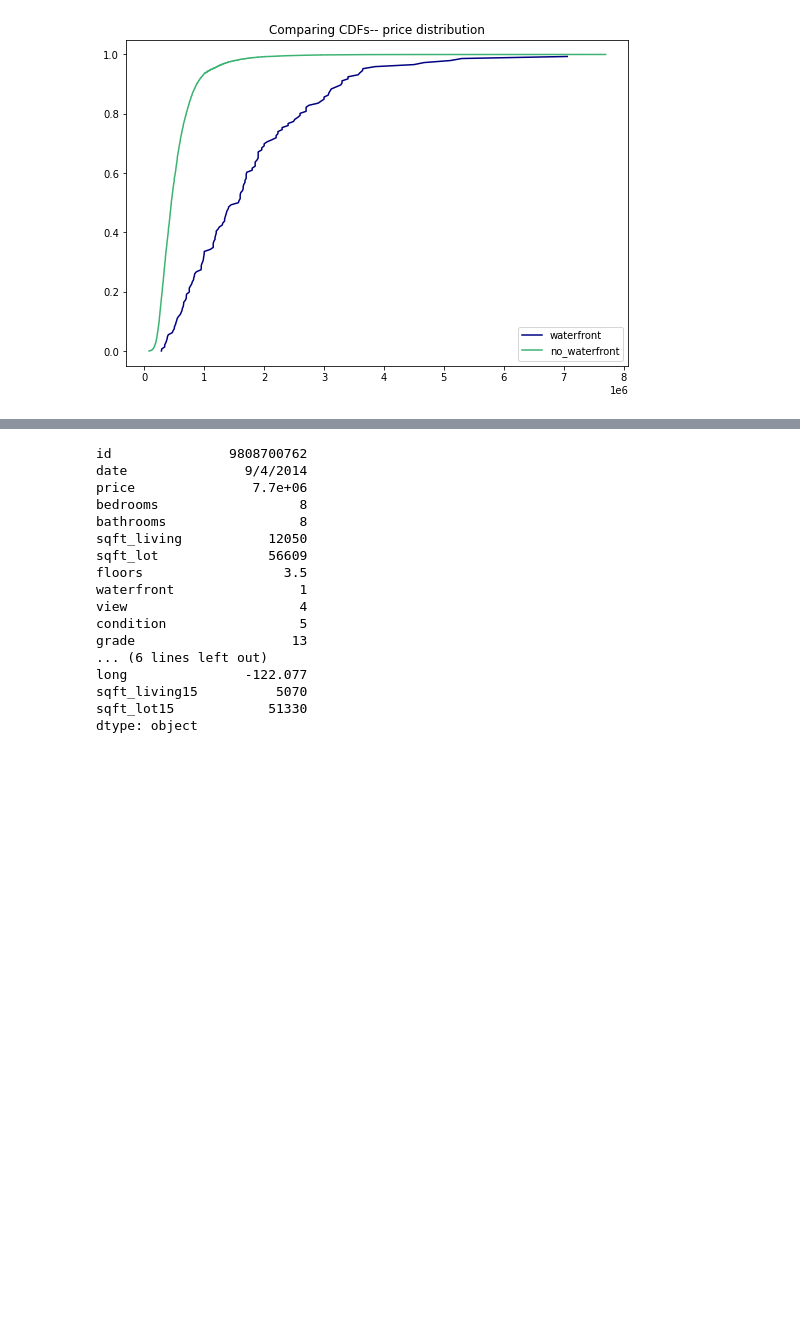
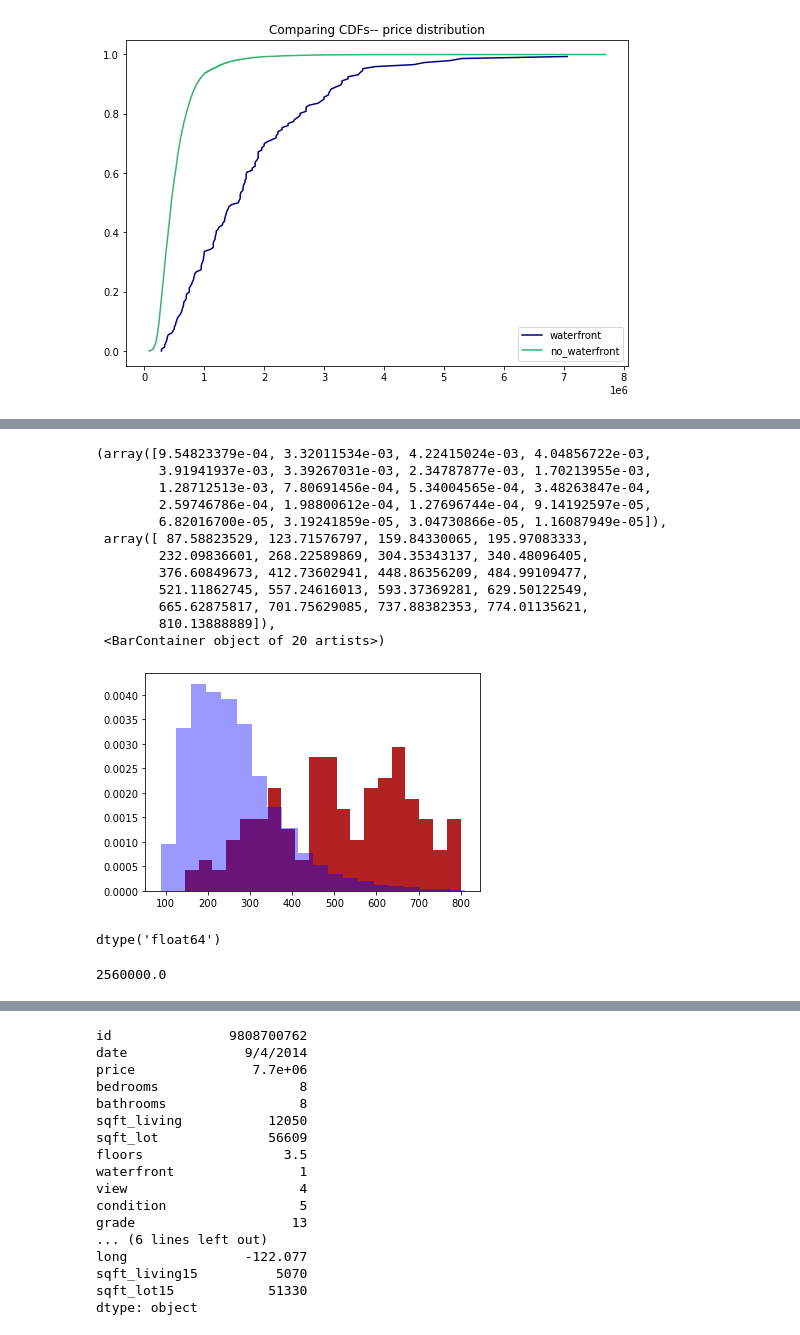
Before and after one commit to Luv2bnanook44/phase_2_project_quanggang, a Jupyter notebook: notebooks/jamie_notebook.ipynb, the cells around one changed output, grey strips where cells are left out. Cells and saved outputs as stored; diff of their text form; code cells hidden in the pictures; blank space fills up the shorter version.

```diff
--- a/notebooks/jamie_notebook.ipynb
+++ b/notebooks/jamie_notebook.ipynb
@@ -582,0 +623,25 @@ Text(0.5, 1.0, 'Comparing CDFs-- price distribution')
+# %%
+plt.hist(waterfront, bins=20, color='firebrick', density=True)
+plt.hist(no_waterfront, bins=20, color='blue', density=True, alpha=.4)
+# %% [output]
+(array([9.54823379e-04, 3.32011534e-03, 4.22415024e-03, 4.04856722e-03,
+        3.91941937e-03, 3.39267031e-03, 2.34787877e-03, 1.70213955e-03,
+        1.28712513e-03, 7.80691456e-04, 5.34004565e-04, 3.48263847e-04,
+        2.59746786e-04, 1.98800612e-04, 1.27696744e-04, 9.14192597e-05,
+        6.82016700e-05, 3.19241859e-05, 3.04730866e-05, 1.16087949e-05]),
+ array([ 87.58823529, 123.71576797, 159.84330065, 195.97083333,
+        232.09836601, 268.22589869, 304.35343137, 340.48096405,
+        376.60849673, 412.73602941, 448.86356209, 484.99109477,
+        521.11862745, 557.24616013, 593.37369281, 629.50122549,
+        665.62875817, 701.75629085, 737.88382353, 774.01135621,
+        810.13888889]),
+ <BarContainer object of 20 artists>)
+[figure, added]
+# %%
+df['price'].dtype
+# %% [output]
+dtype('float64')
+# %%
+df[df['condition']<3]['price'].max()
+# %% [output]
+2560000.0
```
Also changed, not shown: parts of 10 cells of this notebook.
